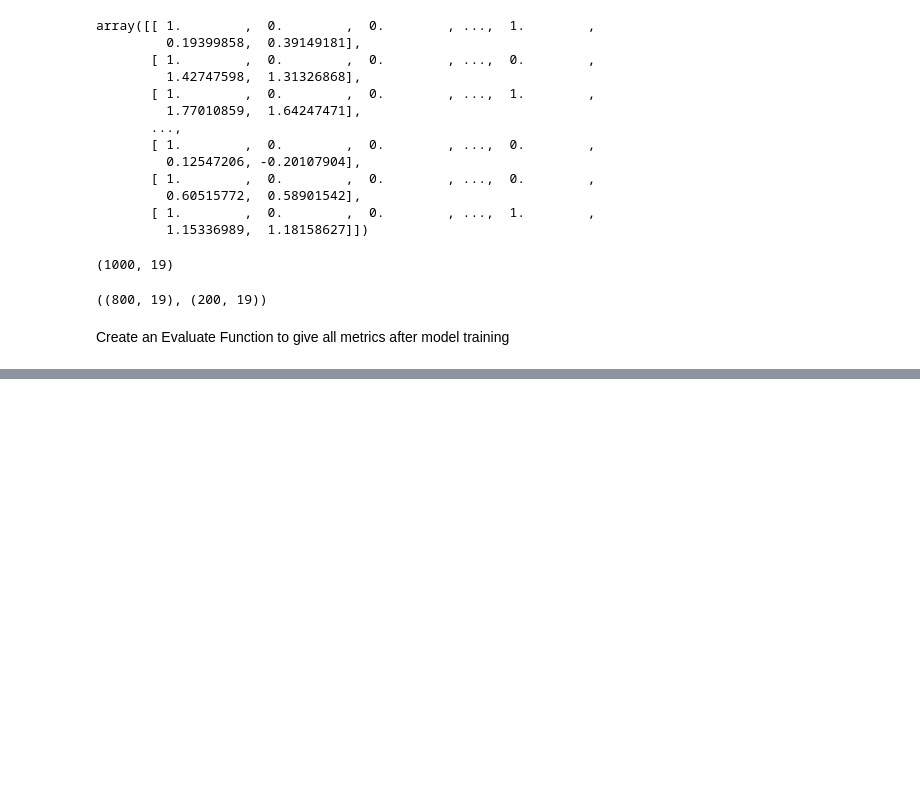
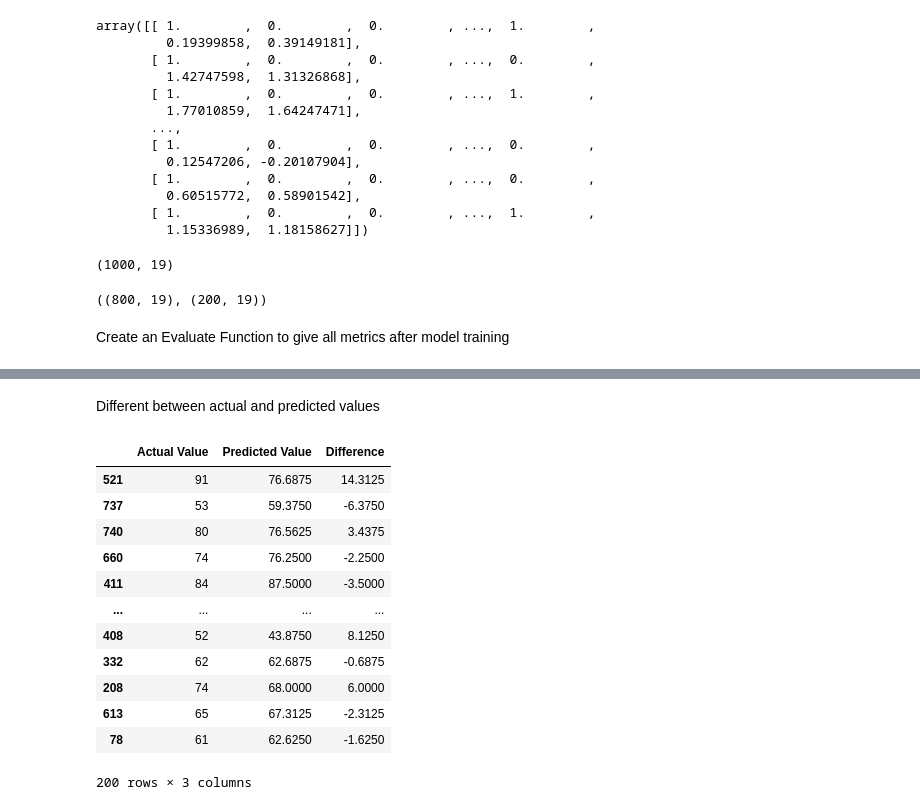
Before and after one commit to lleonrdoo/ML-Deploy-StudentPerformance, a Jupyter notebook: notebook/2. MODEL TRAINING.ipynb, the cells around one changed output, grey strips where cells are left out. Cells and saved outputs as stored; diff of their text form; code cells hidden in the pictures; blank space fills up the shorter version.

Commit message:
Data Ingestion

```diff
--- a/notebook/2. MODEL TRAINING.ipynb
+++ b/notebook/2. MODEL TRAINING.ipynb
@@ -187,0 +227,19 @@ Model performance for Testing set
+# %% [markdown]
+Different between actual and predicted values
+# %%
+pred_df=pd.DataFrame({'Actual Value':y_test,'Predicted Value':y_pred,'Difference':y_test-y_pred})
+pred_df
+# %% [output]
+|  | Actual Value | Predicted Value | Difference |
+| 521 | 91 | 76.6875 | 14.3125 |
+| 737 | 53 | 59.3750 | -6.3750 |
+| 740 | 80 | 76.5625 | 3.4375 |
+| 660 | 74 | 76.2500 | -2.2500 |
+| 411 | 84 | 87.5000 | -3.5000 |
+| ... | ... | ... | ... |
+| 408 | 52 | 43.8750 | 8.1250 |
+| 332 | 62 | 62.6875 | -0.6875 |
+| 208 | 74 | 68.0000 | 6.0000 |
+| 613 | 65 | 67.3125 | -2.3125 |
+| 78 | 61 | 62.6250 | -1.6250 |
+200 rows × 3 columns
```
Also changed, not shown: parts of 9 cells of this notebook, 8 other files.
